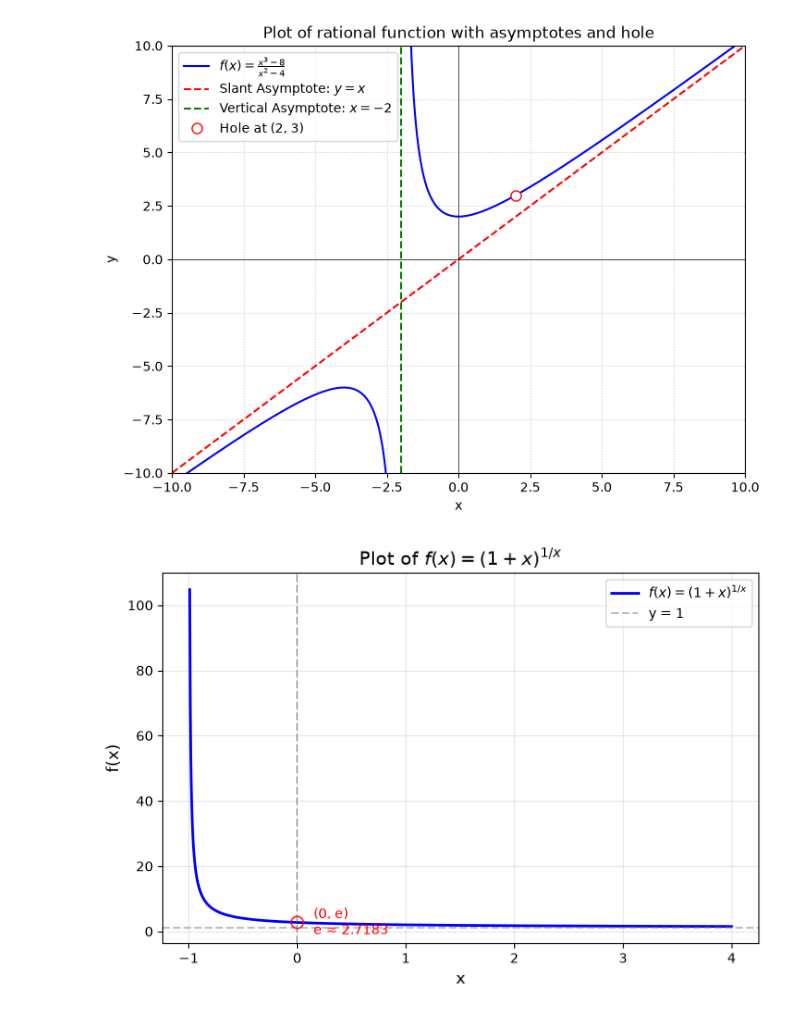
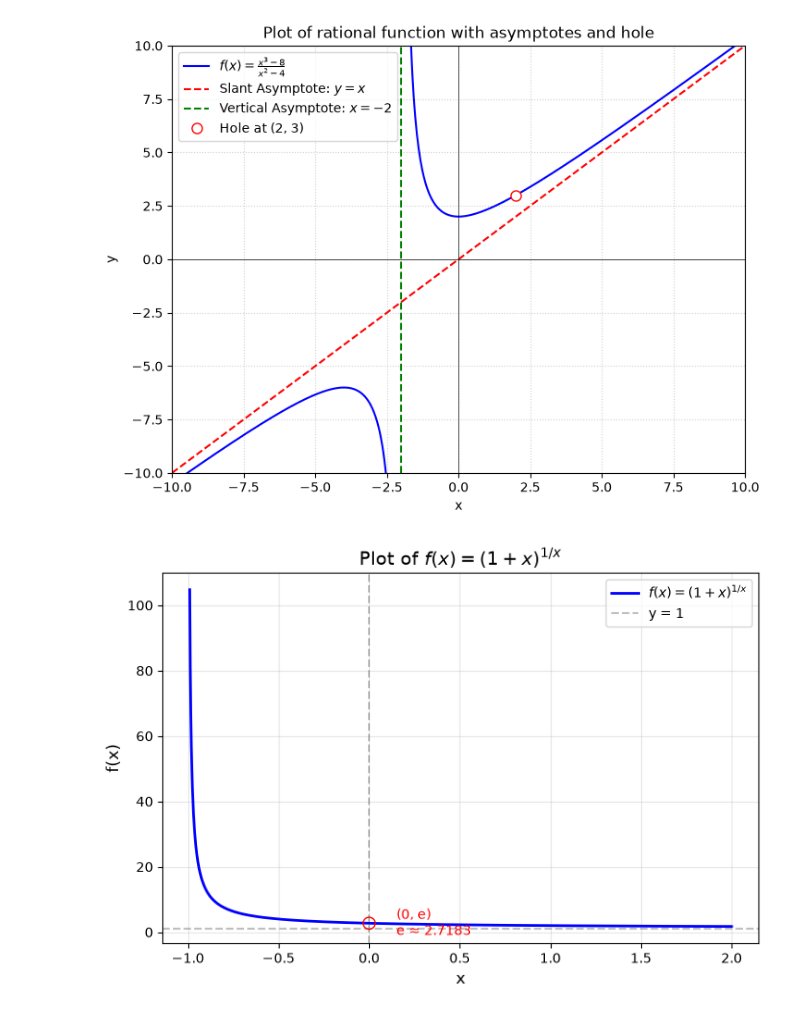
Before and after one commit to paulmcquad/Maths_Calculus, a Jupyter notebook: Limits/tutorial-limits.ipynb, the cells around one changed output. Cells and saved outputs as stored; diff of their text form; code cells hidden in the pictures.

```diff
--- a/Limits/tutorial-limits.ipynb
+++ b/Limits/tutorial-limits.ipynb
@@ -47,7 +47,7 @@ import matplotlib.pyplot as plt
 import numpy as np
 
 # 1. Define x values strictly greater than -1, avoiding exactly -1
-x = np.linspace(-0.99, 4.0, 1000)
+x = np.linspace(-0.99, 2.0, 1000)
 
 # 2. Safely calculate the function using piecewise logic to handle x = 0
 f = np.piecewise(
@@ -56,31 +56,31 @@ f = np.piecewise(
     [lambda x: np.e, lambda x: (1 + x) ** (1 / x)],
 )
 
 # 3. Create the plot
 plt.figure(figsize=(8, 5))
 plt.plot(x, f, label=r"$f(x) = (1+x)^{1/x}$", color="blue", linewidth=2)
 
 # 4. Highlight the limit point (0, e)
 plt.scatter([0], [np.e], color="red", facecolors="none", s=80, zorder=5)
 plt.text(
     0.15,
     np.e,
     f"(0, e) \ne ≈ {np.e:.4f}",
     color="red",
     fontsize=10,
     va="center",
 )
 
 # 5. Labels and styling
 plt.title(r"Plot of $f(x) = (1+x)^{1/x}$", fontsize=14)
 plt.xlabel("x", fontsize=12)
 plt.ylabel("f(x)", fontsize=12)
 plt.axhline(1, color="gray", linestyle="--", alpha=0.5, label="y = 1")
 plt.axvline(0, color="gray", linestyle="--", alpha=0.5)
 plt.grid(True, alpha=0.3)
 plt.legend()
 
 # 6. Show the graph
 plt.show()
 # %% [output]
-[figure, old version]
+[figure, new version]
```
Also changed, not shown: parts of 1 cell of this notebook, 3 other files.
